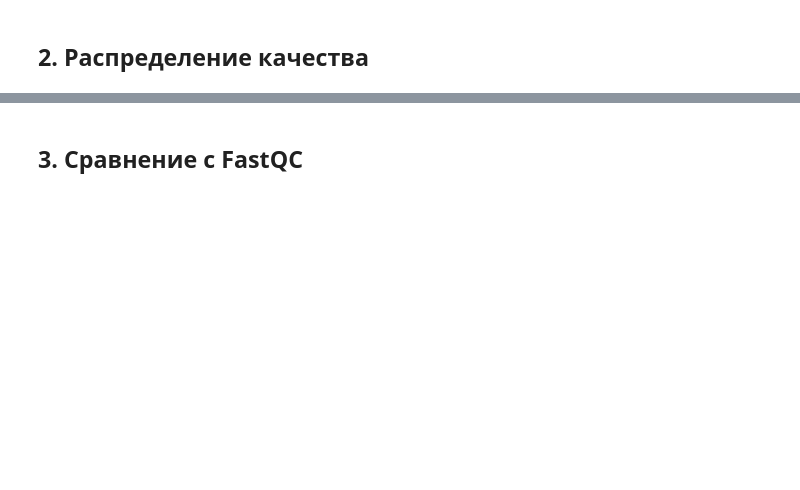
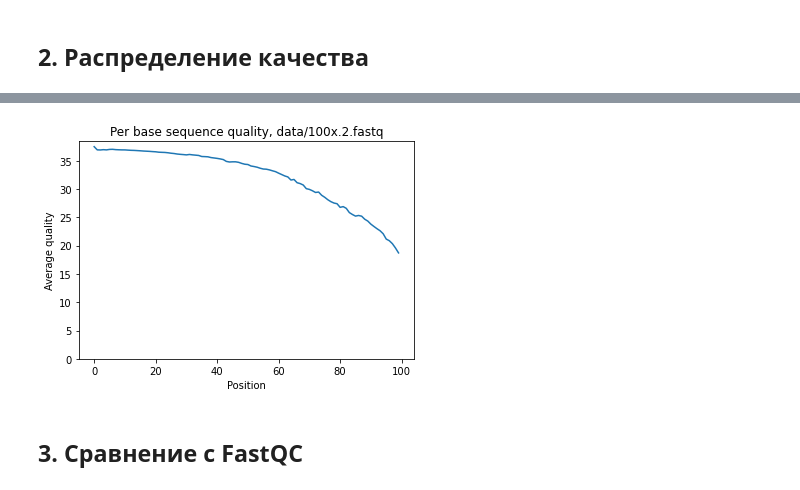
Before and after one commit to vkpankov/BioInfML, a Jupyter notebook: NGS/HW1.ipynb, the cells around one changed output, grey strips where cells are left out. Drawn from its saved outputs; the diff is of its cells as text; code cells hidden in the pictures; blank space fills up the shorter version.

```diff
--- a/NGS/HW1.ipynb
+++ b/NGS/HW1.ipynb
@@ -68,3 +68,7 @@ plotQualityDist("data/100x.1.fastq")
+# %%
+plotQualityDist("data/100x.2.fastq")
+# %% [output]
+[figure, added]
 # %% [markdown]
 ## 3. Сравнение с FastQC
 # %% [markdown]
```
Also changed, not shown: parts of 4 cells of this notebook.
